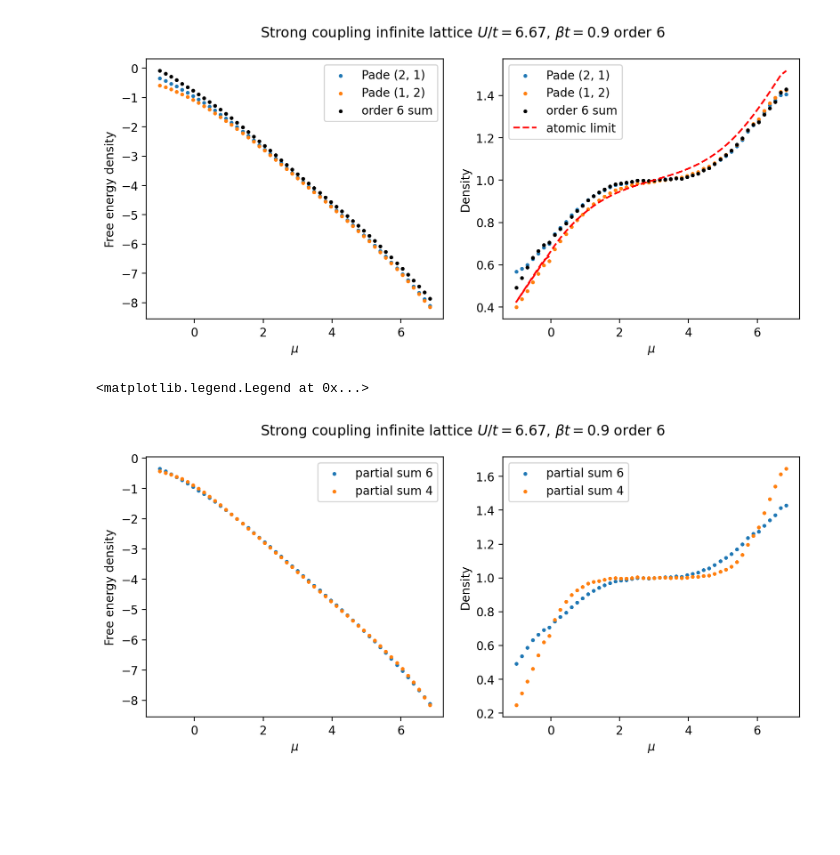
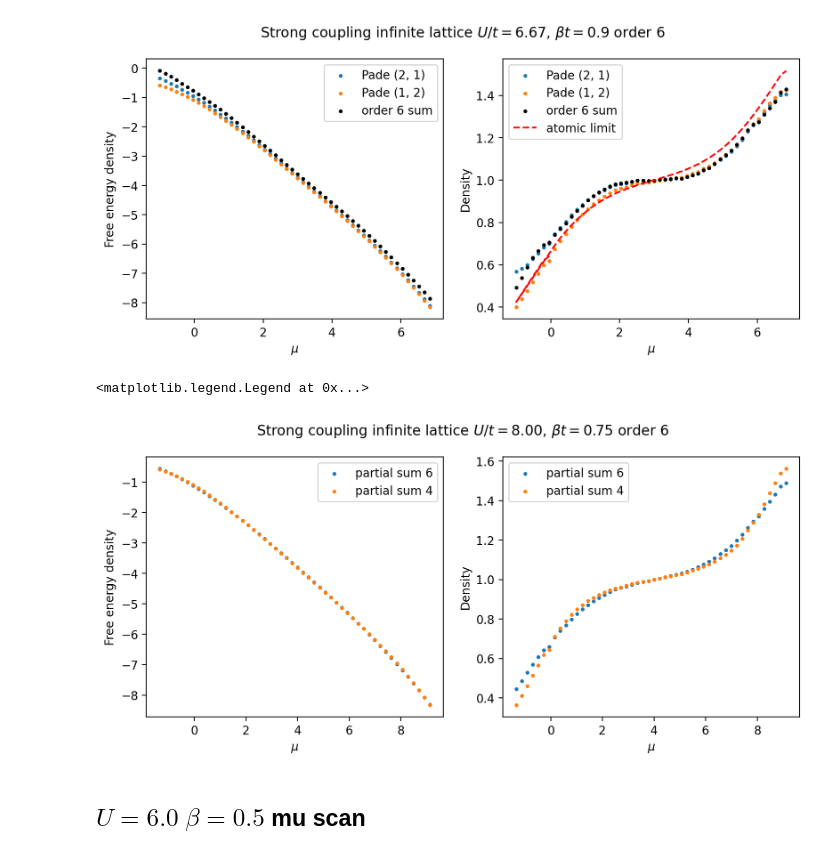
Before and after one commit to louishrm/strong_coupling_expansion, a Jupyter notebook: analytical/analysis_infinite_lattice.ipynb, the cells around one changed output. Saved outputs shown, nothing was run; the diff lists cells and outputs as text; code cells hidden in the pictures; blank space fills up the shorter version.

```diff
--- a/analytical/analysis_infinite_lattice.ipynb
+++ b/analytical/analysis_infinite_lattice.ipynb
@@ -35,13 +35,13 @@ def a_2(U:float, beta:float, mu:float):
     return -2/beta*fact*(A+B)*4 #factor 2 for spin and 2 for sites!
 # %%
 #load order4
-with h5py.File('/Users/louissharma/Desktop/results_sc/results/full_lattice_Omega_order_4_scan_mu_U=6.0_beta=1.0_alpha=0.3.h5', 'r') as f:
+with h5py.File('/Users/louissharma/Desktop/results_sc/results/full_lattice_Omega_order_4_scan_mu_U=6.0_beta=1.0_alpha=0.3_old.h5', 'r') as f:
     mus = f['mu_list'][:]
     means_4 = f['mean_list'][:]
     errors_4 = f['error_list'][:]
 
 #loard order 6
-with h5py.File('/Users/louissharma/Desktop/results_sc/results/full_lattice_Omega_order_6_scan_mu_U=6.0_beta=1.0_alpha=0.3.h5', 'r') as f:
+with h5py.File('/Users/louissharma/Desktop/results_sc/results/full_lattice_Omega_order_6_scan_mu_U=6.0_beta=1.0_alpha=0.3_old.h5', 'r') as f:
     mus_6 = f['mu_list'][:]
     means_6 = f['mean_list'][:]
     errors_6 = f['error_list'][:]
@@ -132,23 +132,27 @@ ax2.legend()
 <matplotlib.legend.Legend at 0x...>
 [figure]
 # %%
+t = 0.75
+g = t**2
 partial_sum_6 = lambda g: a_0(U,beta, mus) + a_2(U, beta, mus)*g + a4*g**2 + a6*g**3
 partial_sum_4 = lambda g: a_0(U,beta, mus) + a_2(U, beta, mus)*g + a4*g**2
 # %%
 
 fig, (ax1, ax2) = plt.subplots(1,2, figsize=(10,4))
 fig.suptitle(rf'Strong coupling infinite lattice $U/t={ U/t:.2f}$, $\beta t={beta*t}$ order 6')
-ax1.scatter(mus, partial_sum_6(g), label='partial sum 6', s=5)
-ax1.scatter(mus, partial_sum_4(g), label='partial sum 4', s=5)
+ax1.scatter(mus/t, partial_sum_6(g), label='partial sum 6', s=5)
+ax1.scatter(mus/t, partial_sum_4(g), label='partial sum 4', s=5)
 ax1.set_xlabel(r'$\mu$')
 ax1.set_ylabel('Free energy density')
 ax1.legend()
 
-ax2.scatter(mus, -np.gradient(partial_sum_6(g), mus), label='partial sum 6', s=5)
-ax2.scatter(mus, -np.gradient(partial_sum_4(g), mus), label='partial sum 4', s=5)
+ax2.scatter(mus/t, -np.gradient(partial_sum_6(g), mus), label='partial sum 6', s=5)
+ax2.scatter(mus/t, -np.gradient(partial_sum_4(g), mus), label='partial sum 4', s=5)
 ax2.set_xlabel(r'$\mu$')
 ax2.set_ylabel('Density')
 ax2.legend()
 # %% [output]
 <matplotlib.legend.Legend at 0x...>
-[figure, old version]
+[figure, new version]
+# %% [markdown]
+## $U = 6.0$ $\beta=0.5$ mu scan
```
Also changed, not shown: parts of 7 cells of this notebook, 2 other files.
